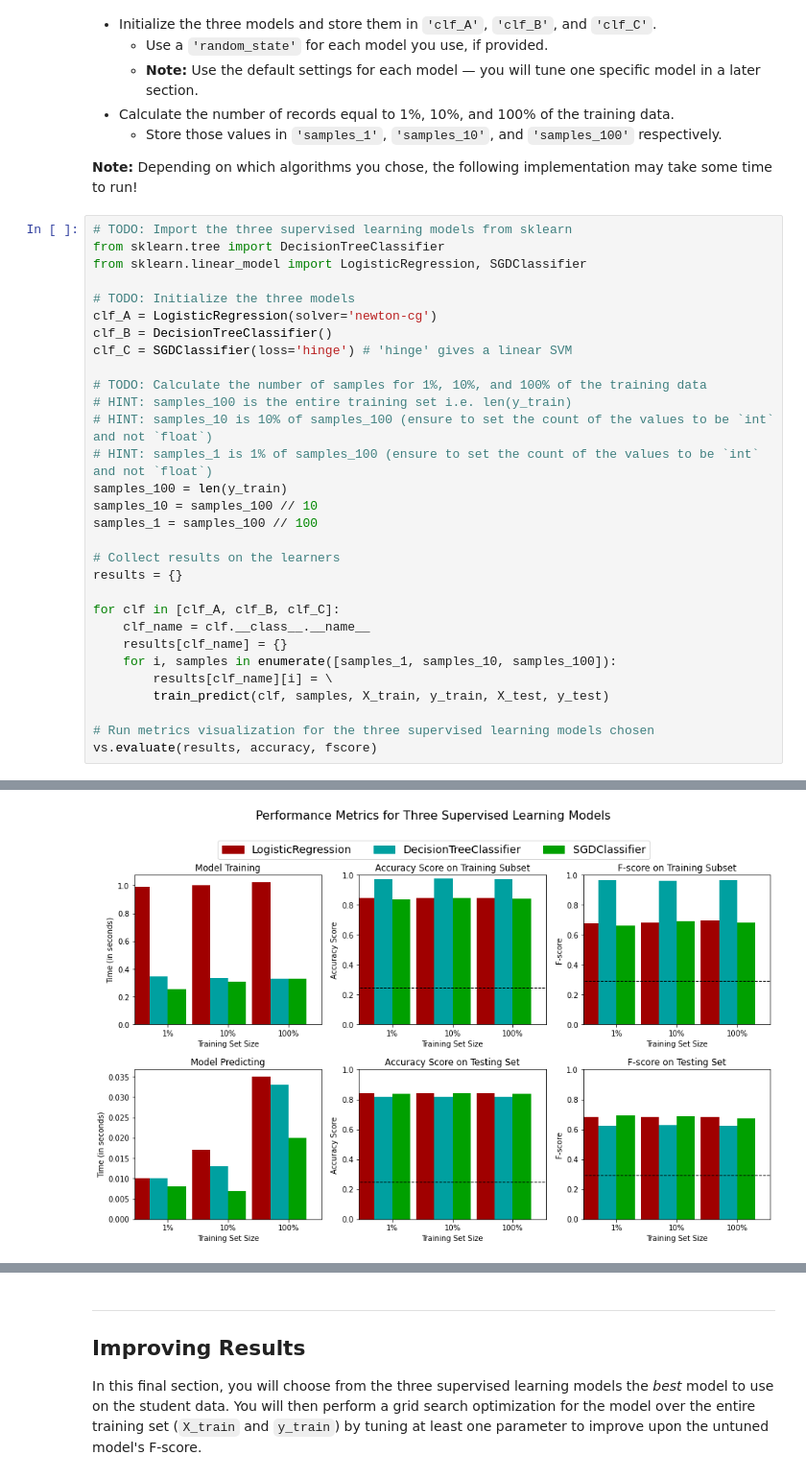
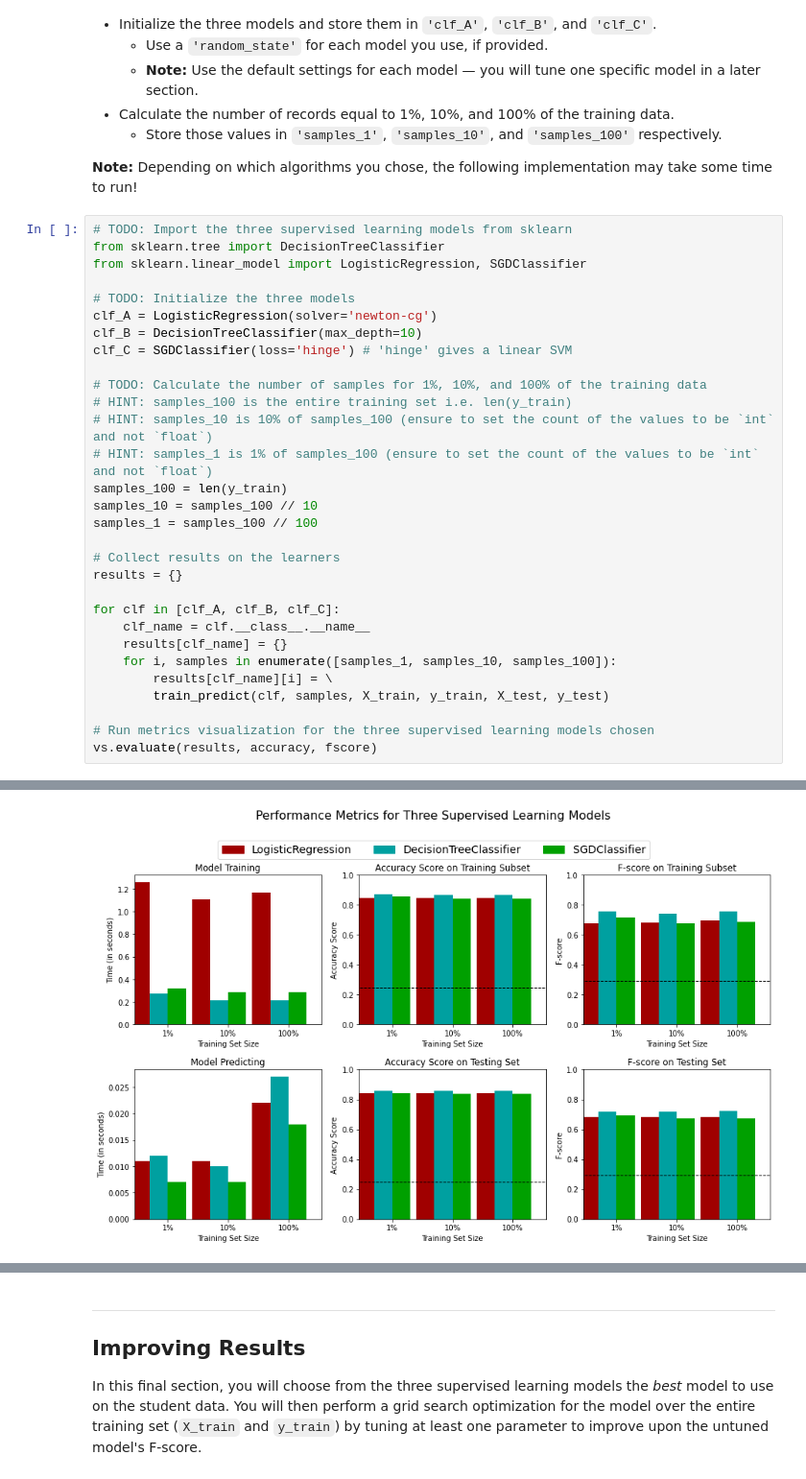
Before and after one commit to ahmadabousetta/finding_donors, a Jupyter notebook: starter/finding_donors.ipynb, the cells around one changed output, grey strips where cells are left out. Shown at 96% size. Cells and saved outputs as stored; diff of their text form.

```diff
--- a/starter/finding_donors.ipynb
+++ b/starter/finding_donors.ipynb
@@ -407,37 +407,37 @@ from sklearn.linear_model import LogisticRegression, SGDClassifier
 
 # TODO: Initialize the three models
 clf_A = LogisticRegression(solver='newton-cg')
-clf_B = DecisionTreeClassifier()
+clf_B = DecisionTreeClassifier(max_depth=10)
 clf_C = SGDClassifier(loss='hinge') # 'hinge' gives a linear SVM
 
 # TODO: Calculate the number of samples for 1%, 10%, and 100% of the training data
 # HINT: samples_100 is the entire training set i.e. len(y_train)
 # HINT: samples_10 is 10% of samples_100 (ensure to set the count of the values to be `int` and not `float`)
 # HINT: samples_1 is 1% of samples_100 (ensure to set the count of the values to be `int` and not `float`)
 samples_100 = len(y_train)
 samples_10 = samples_100 // 10
 samples_1 = samples_100 // 100
 
 # Collect results on the learners
 results = {}
 
 for clf in [clf_A, clf_B, clf_C]:
     clf_name = clf.__class__.__name__
     results[clf_name] = {}
     for i, samples in enumerate([samples_1, samples_10, samples_100]):
         results[clf_name][i] = \
         train_predict(clf, samples, X_train, y_train, X_test, y_test)
 
 # Run metrics visualization for the three supervised learning models chosen
 vs.evaluate(results, accuracy, fscore)
 # %% [output]
 LogisticRegression trained on 361 samples.
 LogisticRegression trained on 3617 samples.
 LogisticRegression trained on 36177 samples.
 DecisionTreeClassifier trained on 361 samples.
 DecisionTreeClassifier trained on 3617 samples.
 DecisionTreeClassifier trained on 36177 samples.
 SGDClassifier trained on 361 samples.
 SGDClassifier trained on 3617 samples.
 SGDClassifier trained on 36177 samples.
-[figure, old version]
+[figure, new version]
```
Also changed, not shown: parts of 6 cells of this notebook.
